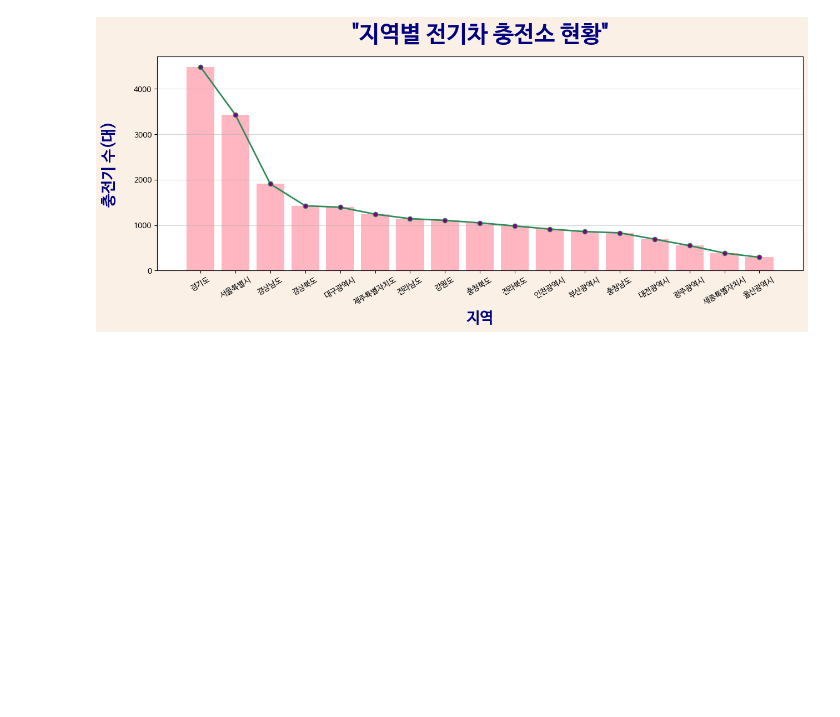
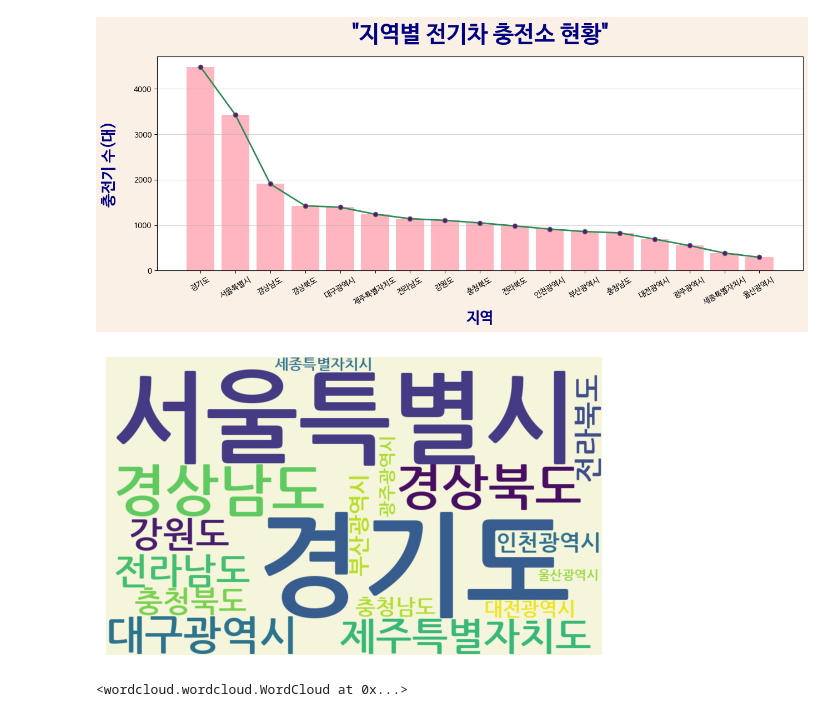
Before and after one commit to kimsoohwa/jejumaster, a Jupyter notebook: master과제_(1).ipynb, the cells around one changed output. Drawn from its saved outputs; the diff is of its cells as text; code cells hidden in the pictures; blank space fills up the shorter version.

```diff
--- a/master과제_(1).ipynb
+++ b/master과제_(1).ipynb
@@ -244,0 +254,29 @@ plt.show() # 그래프 그리기
+# %%
+# 워드클라우드로 시각화하기
+from wordcloud import WordCloud
+import matplotlib.pyplot as plt
+
+# 1. (win)폰트 지정: 자신의 컴퓨터 환경에 맞는 한글 폰트 경로
+# font_path = 'malgun'  # C:/Windows/Fonts/
+# font_path = 'HMFMOLD' # C:/Windows/Fonts/HMKMMAG.TTF     #HMFMOLD.TTF
+
+# 1. (코랩)폰트 지정: 자신의 컴퓨터 환경에 맞는 한글 폰트 경로
+font_path = '/usr/share/fonts/truetype/nanum/NanumGothicBold.ttf'
+
+# 2.전처리된 데이터 지정하기
+names = df_sorted['지역']     # 지역
+counts = df_sorted['합계']  # 인구수
+data = dict(zip(names, counts)) # 워드클라우드는 딕셔너리 형태로 만들기
+
+# 3.워드클라우드 그래프로 시각화하기
+wc = WordCloud(width = 1000, height = 600,
+               background_color="beige", font_path=font_path)#바탕색을 바꿀 수 있음
+plt.imshow(wc.generate_from_frequencies(data))
+plt.axis("off")#X,Y축 안나오게 지정
+plt.show()
+
+# 4.파일로 저장하기
+wc.to_file('./전기차충전기_워드클라우드.png')#이미지가 저장됨
+# %% [output]
+[figure, added]
+<wordcloud.wordcloud.WordCloud at 0x...>
```
Also changed, not shown: parts of 10 cells of this notebook.
